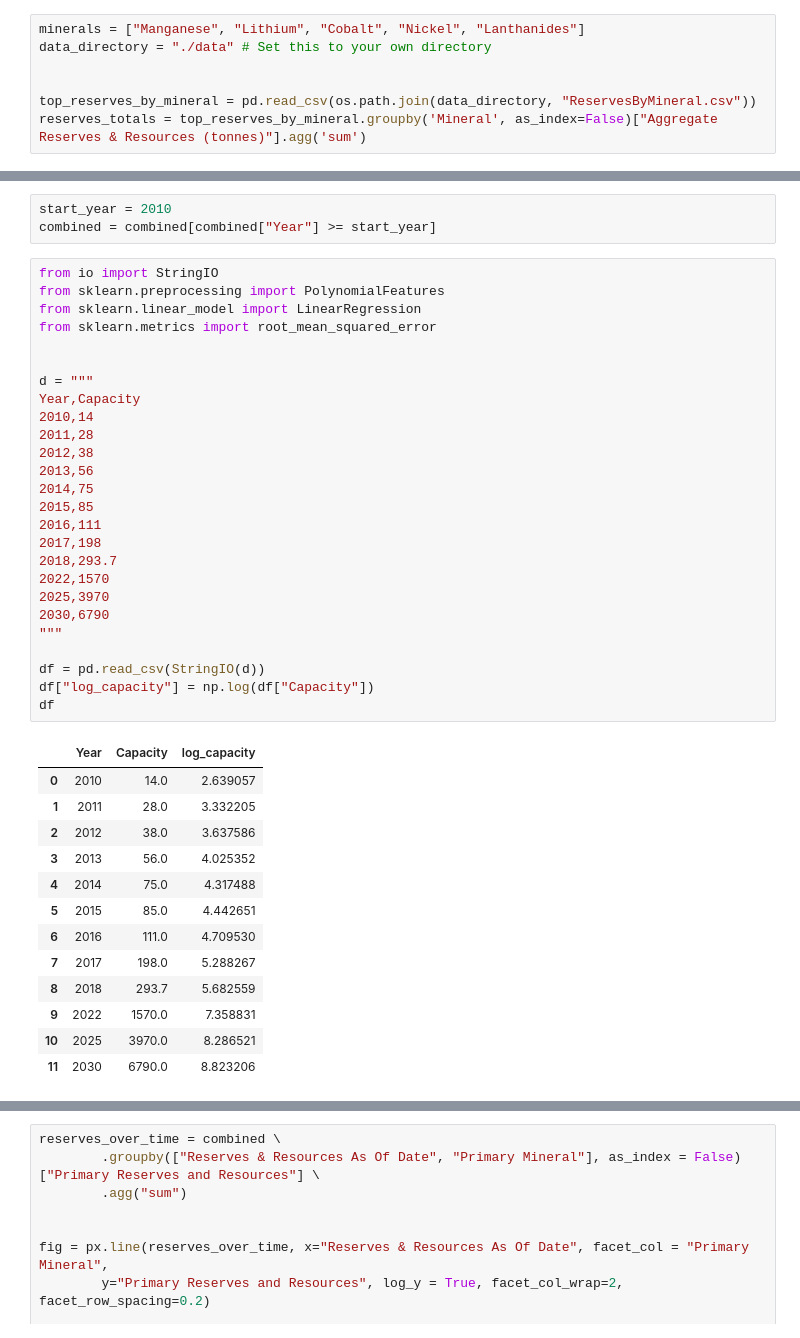
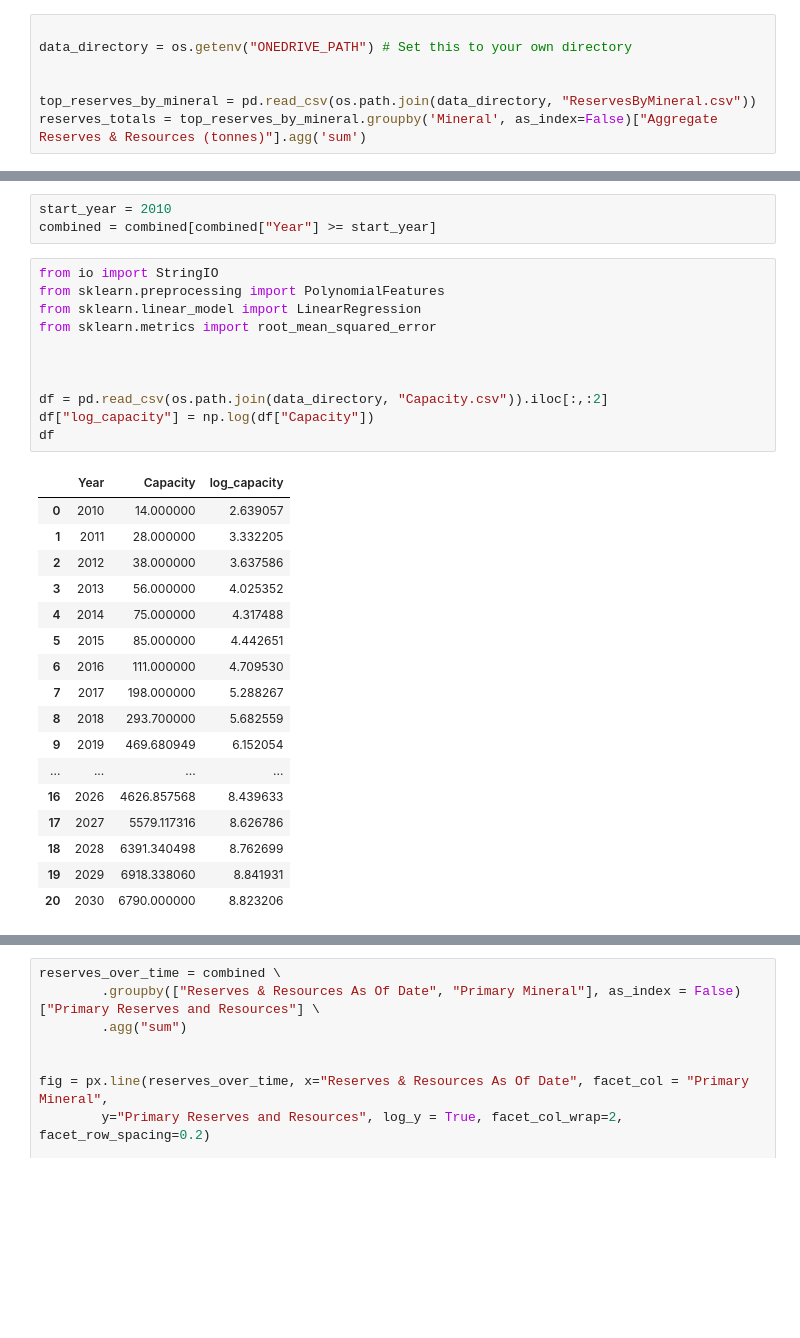
Before and after one commit to changbatterygroup/CriticalMinerals, a Jupyter notebook: Critical_Minerals_Analysis.ipynb, the cells around one changed output, grey strips where cells are left out. Saved outputs shown, nothing was run; the diff lists cells and outputs as text; blank space fills up the shorter version.

```diff
--- a/Critical_Minerals_Analysis.ipynb
+++ b/Critical_Minerals_Analysis.ipynb
@@ -9,6 +13,6 @@ import xlwings as xw
 # %%
-minerals = ["Manganese", "Lithium", "Cobalt", "Nickel", "Lanthanides"]
-data_directory = "./data" # Set this to your own directory
+
+data_directory = os.getenv("ONEDRIVE_PATH") # Set this to your own directory
 
 
 top_reserves_by_mineral = pd.read_csv(os.path.join(data_directory, "ReservesByMineral.csv"))
@@ -78,43 +81,32 @@ combined = combined[combined["Year"] >= start_year]
 # %%
 from io import StringIO
 from sklearn.preprocessing import PolynomialFeatures
 from sklearn.linear_model import LinearRegression
 from sklearn.metrics import root_mean_squared_error
 
 
-d = """
-Year,Capacity
-2010,14
-2011,28
-2012,38
-2013,56
-2014,75
-2015,85
-2016,111
-2017,198
-2018,293.7
-2022,1570
-2025,3970
-2030,6790
-"""
 
-df = pd.read_csv(StringIO(d))
+df = pd.read_csv(os.path.join(data_directory, "Capacity.csv")).iloc[:,:2]
 df["log_capacity"] = np.log(df["Capacity"])
 df
 # %% [output]
 |  | Year | Capacity | log_capacity |
-| 0 | 2010 | 14.0 | 2.639057 |
-| 1 | 2011 | 28.0 | 3.332205 |
-| 2 | 2012 | 38.0 | 3.637586 |
-| 3 | 2013 | 56.0 | 4.025352 |
-| 4 | 2014 | 75.0 | 4.317488 |
-| 5 | 2015 | 85.0 | 4.442651 |
-| 6 | 2016 | 111.0 | 4.709530 |
-| 7 | 2017 | 198.0 | 5.288267 |
-| 8 | 2018 | 293.7 | 5.682559 |
-| 9 | 2022 | 1570.0 | 7.358831 |
-| 10 | 2025 | 3970.0 | 8.286521 |
-| 11 | 2030 | 6790.0 | 8.823206 |
+| 0 | 2010 | 14.000000 | 2.639057 |
+| 1 | 2011 | 28.000000 | 3.332205 |
+| 2 | 2012 | 38.000000 | 3.637586 |
+| 3 | 2013 | 56.000000 | 4.025352 |
+| 4 | 2014 | 75.000000 | 4.317488 |
+| 5 | 2015 | 85.000000 | 4.442651 |
+| 6 | 2016 | 111.000000 | 4.709530 |
+| 7 | 2017 | 198.000000 | 5.288267 |
+| 8 | 2018 | 293.700000 | 5.682559 |
+| 9 | 2019 | 469.680949 | 6.152054 |
+| ... | ... | ... | ... |
+| 16 | 2026 | 4626.857568 | 8.439633 |
+| 17 | 2027 | 5579.117316 | 8.626786 |
+| 18 | 2028 | 6391.340498 | 8.762699 |
+| 19 | 2029 | 6918.338060 | 8.841931 |
+| 20 | 2030 | 6790.000000 | 8.823206 |
 # %%
 errors = []
 models = []
```
Also changed, not shown: parts of 16 cells of this notebook, 14 other files.
